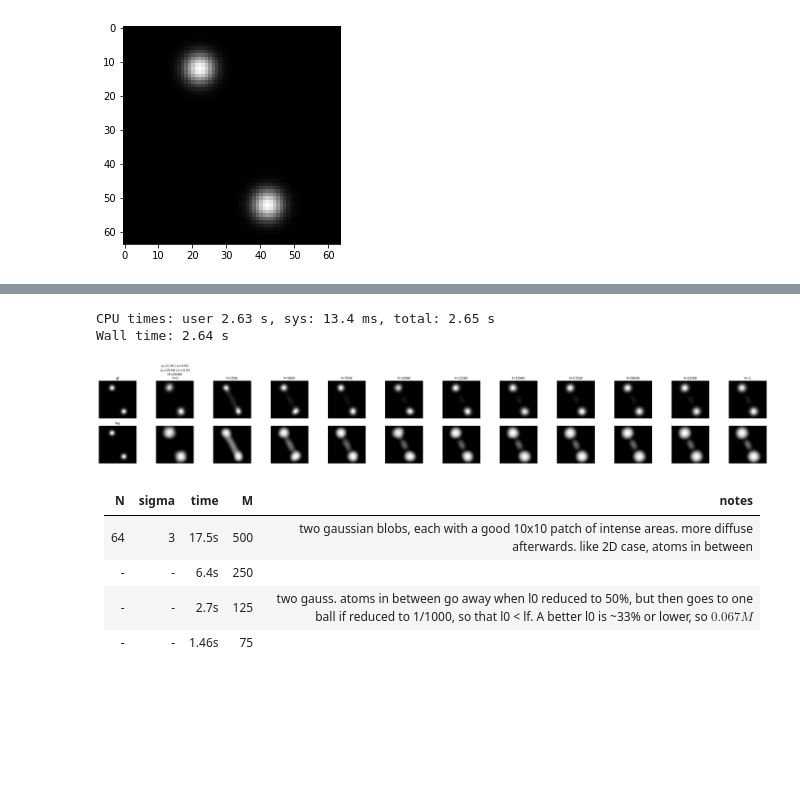
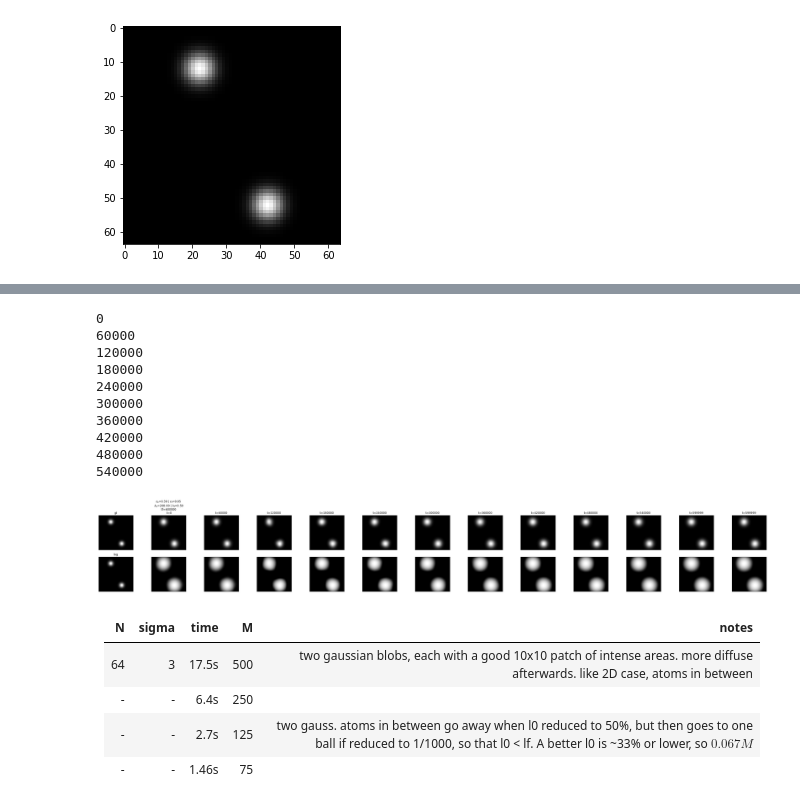
Before and after one commit to geoffwoollard/learn_cryoem_math, a Jupyter notebook: nb/topology_representing_network.ipynb, the cells around one changed output, grey strips where cells are left out. Saved outputs shown, nothing was run; the diff lists cells and outputs as text; code cells hidden in the pictures; blank space fills up the shorter version.

Commit message:
less saves over iterations, so memory doesn't crash when too many pseudo atoms

```diff
--- a/nb/topology_representing_network.ipynb
+++ b/nb/topology_representing_network.ipynb
@@ -270,7 +269,7 @@ doplt(arr.sum(-1))
 arr_flat = arr.flatten()
 arr_idx = np.arange(arr_flat.shape[0])
 np.random.seed(1)
-M=125
+M=3000
 samples_idx = np.random.choice(arr_idx,size=M,replace=True,p=arr_flat) # replace or not... not sure
 
 arr_empty = np.zeros(N*N*N)
@@ -286,15 +285,22 @@ r = xyz[r_idx]
 rm0 = xyz[samples_idx]
 dist = np.sqrt(((r - rm0)**2).sum(1)) # usually sum over xyz
 
-rank = (rankdata(dist)-1).reshape(-1,1)
+# rank = (rankdata(dist)-1).reshape(-1,1)
+order = dist.argsort()
+rank = order.argsort().reshape(-1,1)
 
 e0=0.3
 ef=0.05
-l0=0.2*M
+l0=0.2*M/3
 lf = 0.5
 tf = 200*M
 
 d=3
-rms = np.zeros((tf+1,M,d))
+# rms = np.empty((tf+1,M,d))
+n_save = 10
+rms = np.empty((n_save+1,M,d))
 rms[0] = rm0
-rs = np.zeros((tf+1,d))
+rs = np.empty((tf+1,d))
+ts_save = np.empty((n_save+1))
+
+print('estimated time (s)', 100e-6*tf)
@@ -302,41 +314,65 @@ rs = np.zeros((tf+1,d))
 %%time
 r_idxs = np.random.choice(arr_idx,p=arr_flat,size=tf)  # can precompute
 rm = rm0
+save_idx=0
 for t in range(tf):
+  if t % (tf//n_save) == 0: print(t)
   r_idx = r_idxs[t]
   r = xyz[r_idx]
   rs[t]=r
   dist = np.sqrt(((r - rm)**2).sum(1)) # usually sum over xyz
-  rank = (rankdata(dist)-1).reshape(-1,1)
+  # rank = (rankdata(dist)-1).reshape(-1,1)
+  order = dist.argsort()
+  rank = order.argsort().reshape(-1,1)
   l = l0*(lf/l0)**(t/tf)
   e = e0*(ef/e0)**(t/tf)
-  rms[t+1] = rms[t] + e*np.exp(-rank/l)*(r-rms[t])
-  rm=rms[t+1]
+  rm = rm + e*np.exp(-rank/l)*(r-rm)
+  if (t % (tf//n_save) == 0) or (t == tf-1):
+    rms[save_idx] = rm
+    ts_save[save_idx] = t
+    save_idx+=1
 # %% [output]
-CPU times: user 2.63 s, sys: 13.4 ms, total: 2.65 s
-Wall time: 2.64 s
+0
+60000
+120000
+180000
+240000
+300000
+360000
+420000
+480000
+540000
 # %%
+t_d={}
+for save_idx,t in enumerate(ts_save):
+  t_d[int(t)]=save_idx
+
+xy = coords.coords_n_by_d(coords_1d,d=2)
+xy[:,[0,1]] = xy[:,[1,0]]
+
 sigma=3
 arr_2d = arr.sum(-1)
-ts = [np.nan] + [t for t in range(0,tf,tf//10)] + [-1]
+# ts = [np.nan] + [t for t in range(0,tf,tf//10)] + [-1]
+ts = [np.nan] + ts_save.tolist() + [tf-1]
+
 fig,axes = plt.subplots(ncols=len(ts),nrows=2,figsize=(4*len(ts),6))
 for idx,t in enumerate(ts):
   if idx == 0:
     patoms_grid = arr_2d
     axes[0,idx].set_title('gt')
     axes[1,idx].set_title('log')
   else:
-    patoms_grid = gauss_forward_model.make_proj_mask(rms[t].T,xy,sigma=sigma,n_trunc=6*sigma,parallel_diff=True)
+    patoms_grid = gauss_forward_model.make_proj_mask(rms[t_d[int(t)]].T,xy,sigma=sigma,n_trunc=6*sigma,parallel_diff=True)
   if idx == 1:
     axes[0,idx].set_title('$\epsilon_0$=%.2f | $\epsilon_f$=%.2f \n $\lambda_0$=%.2f | $\lambda_f$=%.2f \n tf=%i \n t=%i'%(e0,ef,l0,lf,tf,t))
   elif idx > 1:
     axes[0,idx].set_title('t=%i'%t)
 
   axes[0,idx].imshow((patoms_grid),cmap='gray')
   axes[1,idx].imshow(np.log(patoms_grid+1),cmap='gray')
   for r in [0,1]: axes[r,idx].set_xticks([]) ; axes[r,idx].set_yticks([])
 # %% [output]
-[figure, old version]
+[figure, new version]
 # %% [markdown]
 |N|sigma|time|M|notes|
 |-|-|-|-|-|
```
Also changed, not shown: parts of 14 cells of this notebook.
